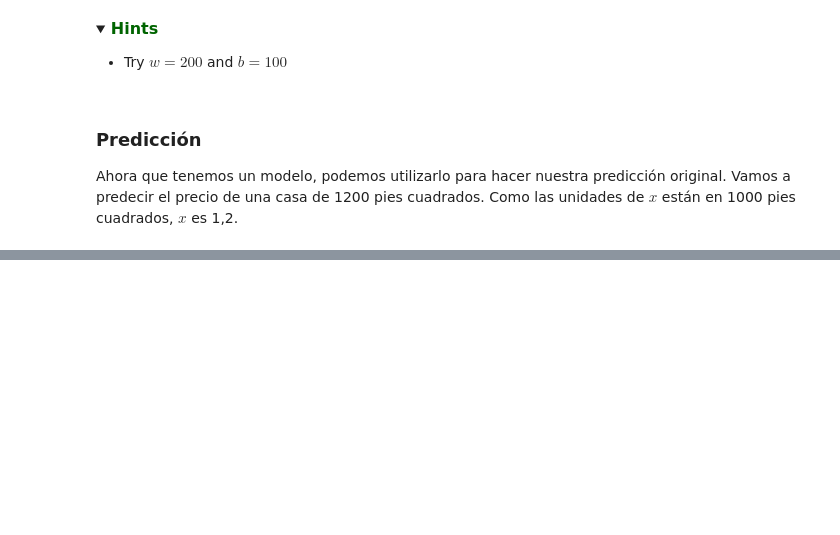
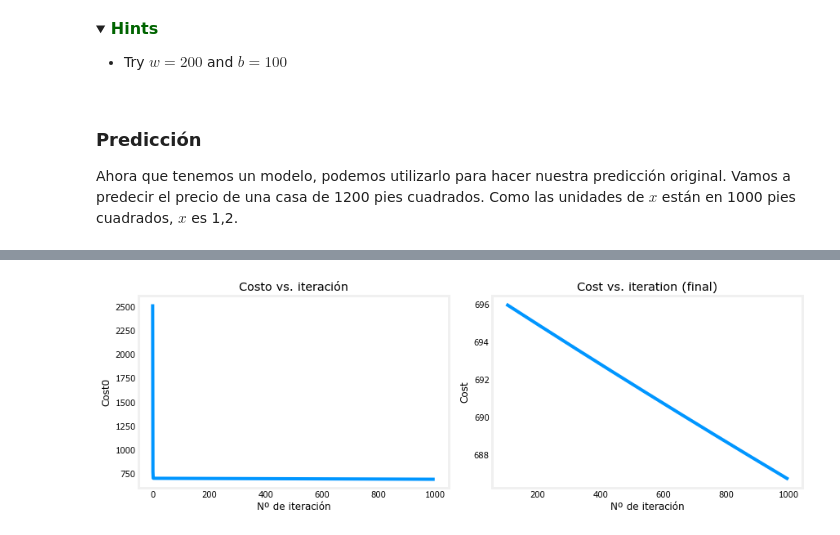
Before and after one commit to IngCarlaPezzone/Clase-Machine-Learning, a Jupyter notebook: Clase 6/Clase 6 - 2 - Representación del modelo.ipynb, the cells around one changed output, grey strips where cells are left out. Saved outputs shown, nothing was run; the diff lists cells and outputs as text; code cells hidden in the pictures; folded sections open; blank space fills up the shorter version.

```diff
--- a/Clase 6/Clase 6 - 2 - Representación del modelo.ipynb
+++ b/Clase 6/Clase 6 - 2 - Representación del modelo.ipynb
@@ -221,0 +387,20 @@ En este laboratorio has aprendido:
+# %%
+def compute_cost(X, y, w, b):
+    """
+    compute cost
+    Args:
+      X (ndarray (m,n)): Data, m examples with n features
+      y (ndarray (m,)) : target values
+      w (ndarray (n,)) : model parameters
+      b (scalar)       : model parameter
+
+    Returns:
+      cost (scalar): cost
+    """
+    m = X.shape[0]
+    cost = 0.0
+    for i in range(m):
+        f_wb_i = np.dot(X[i], w) + b           #(n,)(n,) = scalar (see np.dot)
+        cost = cost + (f_wb_i - y[i])**2       #scalar
+    cost = cost / (2 * m)                      #scalar
+    return cost
@@ -221,0 +521,15 @@ En este laboratorio has aprendido:
+# %%
+# initialize parameters
+initial_w = np.zeros_like(w_init)
+initial_b = 0.
+# some gradient descent settings
+iterations = 1000
+alpha = 5.0e-7
+# run gradient descent
+w_final, b_final, J_hist = gradient_descent(X_train, y_train, initial_w, initial_b,
+                                                    compute_cost, compute_gradient,
+                                                    alpha, iterations)
+print(f"b,w encontrado por el descenso de gradiente: {b_final:0.2f},{w_final} ")
+m,_ = X_train.shape
+for i in range(m):
+    print(f"predicción: {np.dot(X_train[i], w_final) + b_final:0.2f}, valor objetivo: {y_train[i]}")
@@ -221,0 +551,11 @@ En este laboratorio has aprendido:
+# %%
+# plot cost versus iteration
+fig, (ax1, ax2) = plt.subplots(1, 2, constrained_layout=True, figsize=(12, 4))
+ax1.plot(J_hist)
+ax2.plot(100 + np.arange(len(J_hist[100:])), J_hist[100:])
+ax1.set_title("Costo vs. iteración");  ax2.set_title("Cost vs. iteration (final)")
+ax1.set_ylabel('Cost0')             ;  ax2.set_ylabel('Cost')
+ax1.set_xlabel('Nº de iteración')   ;  ax2.set_xlabel('Nº de iteración')
+plt.show()
+# %% [output]
+[figure, added]
```
Also changed, not shown: parts of 38 cells of this notebook, 7 other files.
